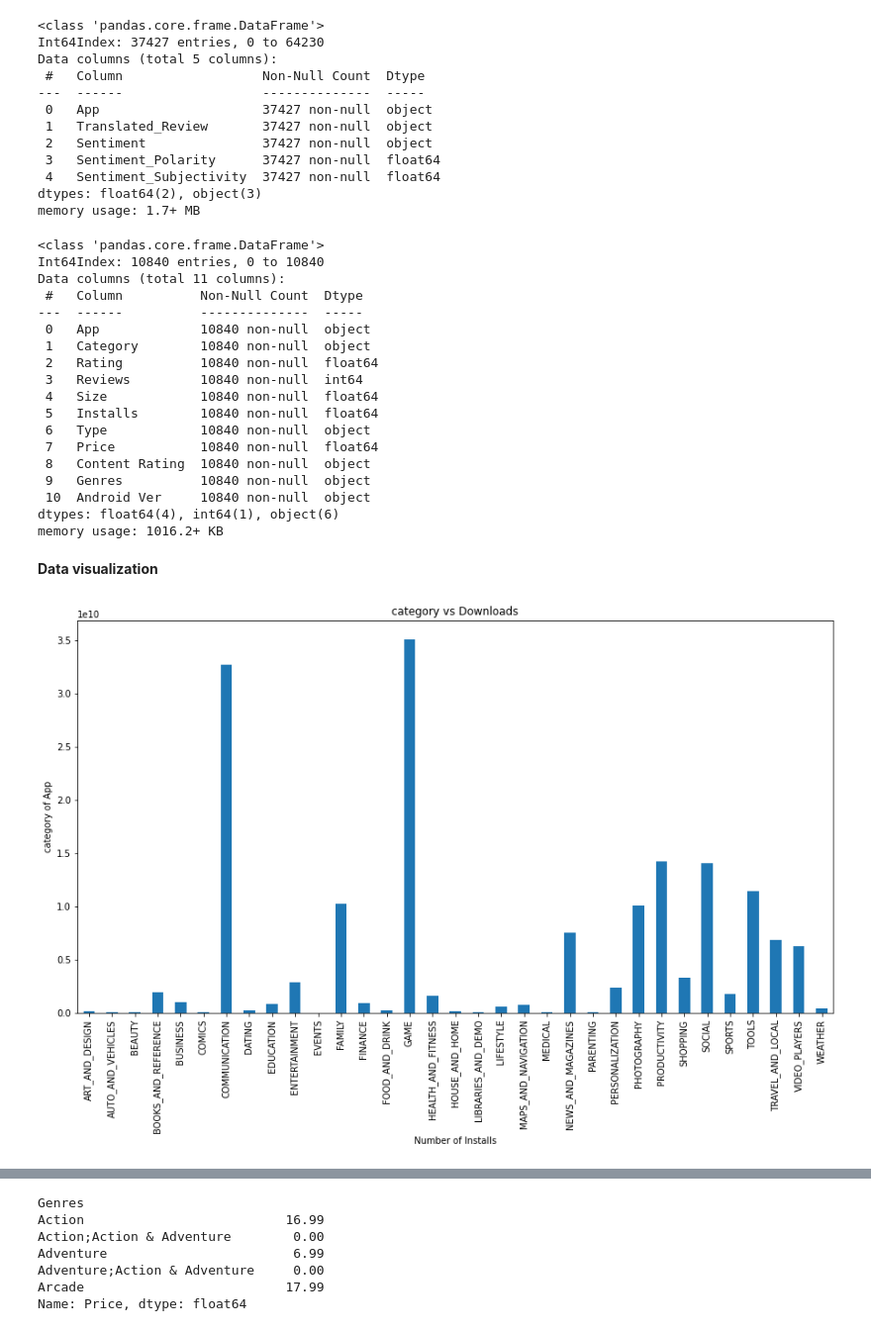
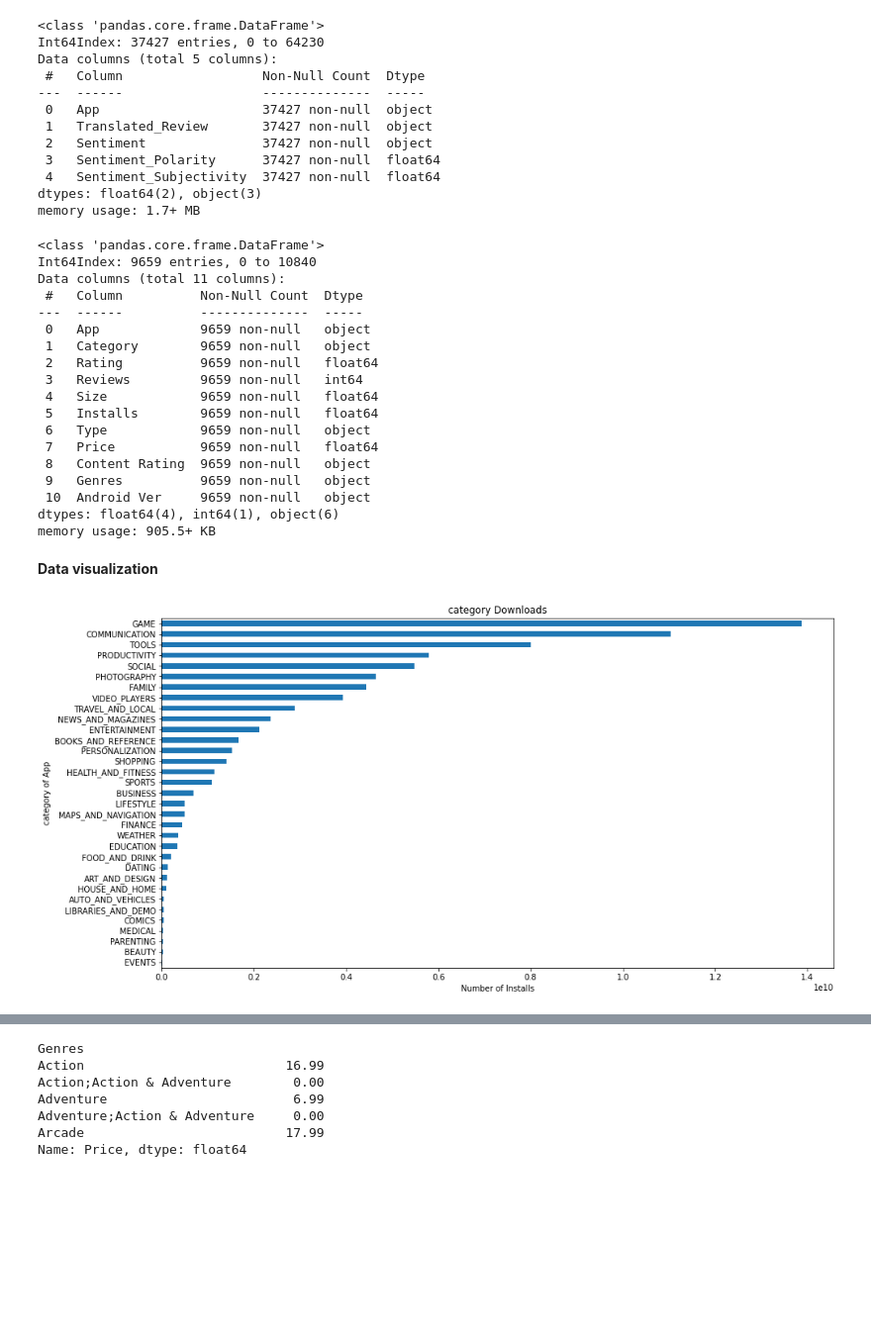
Before and after one commit to AyushSonuu/play-store-app-review-analysis, a Jupyter notebook: Play_Store_App_Review_Analysis_Capstone_Project.ipynb, the cells around one changed output, grey strips where cells are left out. Shown at 99% size. Cells and saved outputs as stored; diff of their text form; code cells hidden in the pictures; blank space fills up the shorter version.

```diff
--- a/Play_Store_App_Review_Analysis_Capstone_Project.ipynb
+++ b/Play_Store_App_Review_Analysis_Capstone_Project.ipynb
@@ -168,6 +168,8 @@ df["Type"].fillna(str(df["Type"].mode().values[0]),inplace=True)
 df["Current Ver"].fillna(str(df["Current Ver"].mode().values[0]),inplace =True)
 # %%
 df["Android Ver"].fillna(str(df["Android Ver"].mode().values[0]),inplace = True)
+# %%
+df.drop_duplicates(subset=["App"],inplace=True)
 # %%
 df.isnull().sum()
 # %% [output]
@@ -471,34 +473,34 @@ memory usage: 1.7+ MB
 df.info()
 # %% [output]
 <class 'pandas.core.frame.DataFrame'>
-Int64Index: 10840 entries, 0 to 10840
+Int64Index: 9659 entries, 0 to 10840
 Data columns (total 11 columns):
  #   Column          Non-Null Count  Dtype
 ---  ------          --------------  -----
- 0   App             10840 non-null  object
- 1   Category        10840 non-null  object
- 2   Rating          10840 non-null  float64
- 3   Reviews         10840 non-null  int64
- 4   Size            10840 non-null  float64
- 5   Installs        10840 non-null  float64
- 6   Type            10840 non-null  object
- 7   Price           10840 non-null  float64
- 8   Content Rating  10840 non-null  object
- 9   Genres          10840 non-null  object
- 10  Android Ver     10840 non-null  object
+ 0   App             9659 non-null   object
+ 1   Category        9659 non-null   object
+ 2   Rating          9659 non-null   float64
+ 3   Reviews         9659 non-null   int64
+ 4   Size            9659 non-null   float64
+ 5   Installs        9659 non-null   float64
+ 6   Type            9659 non-null   object
+ 7   Price           9659 non-null   float64
+ 8   Content Rating  9659 non-null   object
+ 9   Genres          9659 non-null   object
+ 10  Android Ver     9659 non-null   object
 dtypes: float64(4), int64(1), object(6)
-memory usage: 1016.2+ KB
+memory usage: 905.5+ KB
 # %% [markdown]
 **Data visualization**
 # %%
 x=df.groupby("Category")["Installs"].sum()
 plt.rcParams["figure.figsize"]=(15,8)
 # %%
-x.plot(kind="bar")
+x.sort_values().plot(kind="barh")
 # plt.bar(x.index,x.values)
-plt.title("category vs Downloads")
+plt.title("category Downloads")
 plt.xlabel("Number of Installs")
 plt.ylabel("category of App")
 plt.show()
 # %% [output]
-[figure, old version]
+[figure, new version]
```
Also changed, not shown: parts of 28 cells of this notebook.
